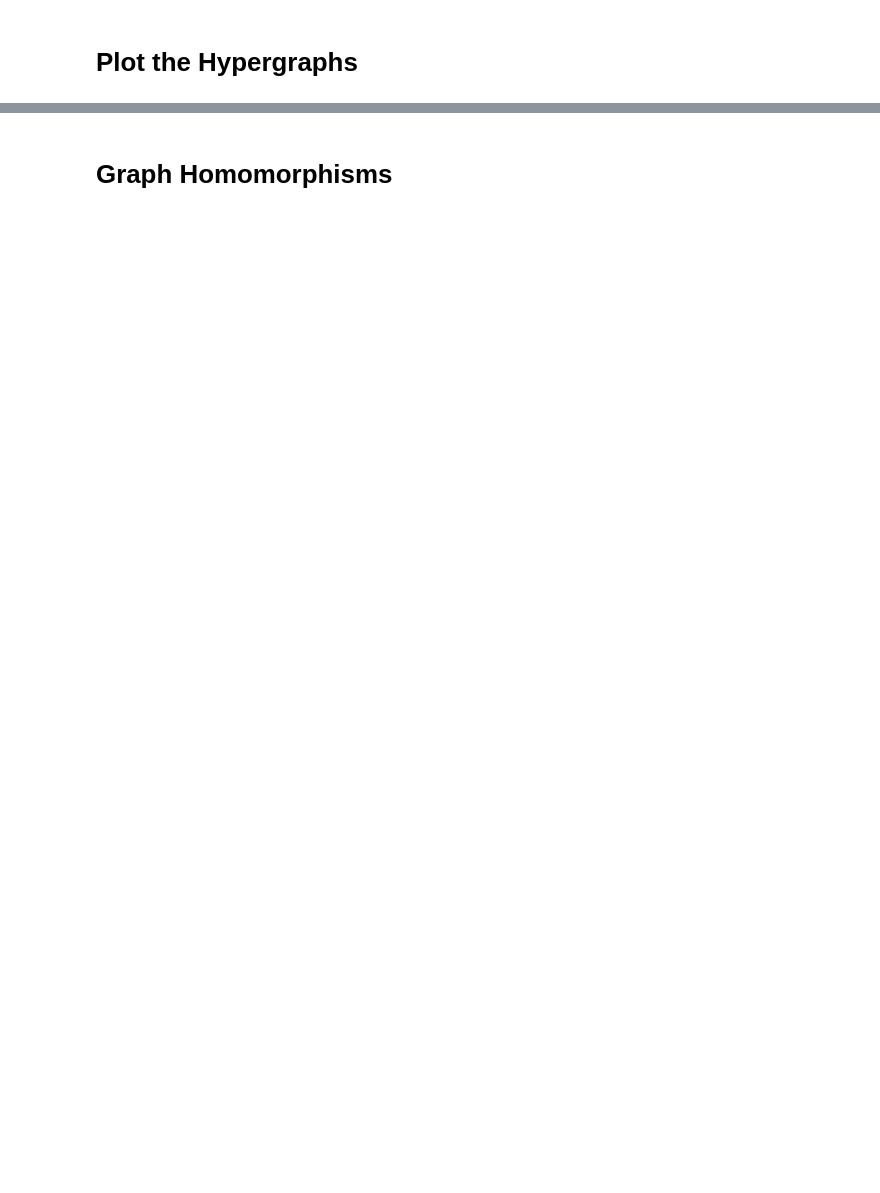
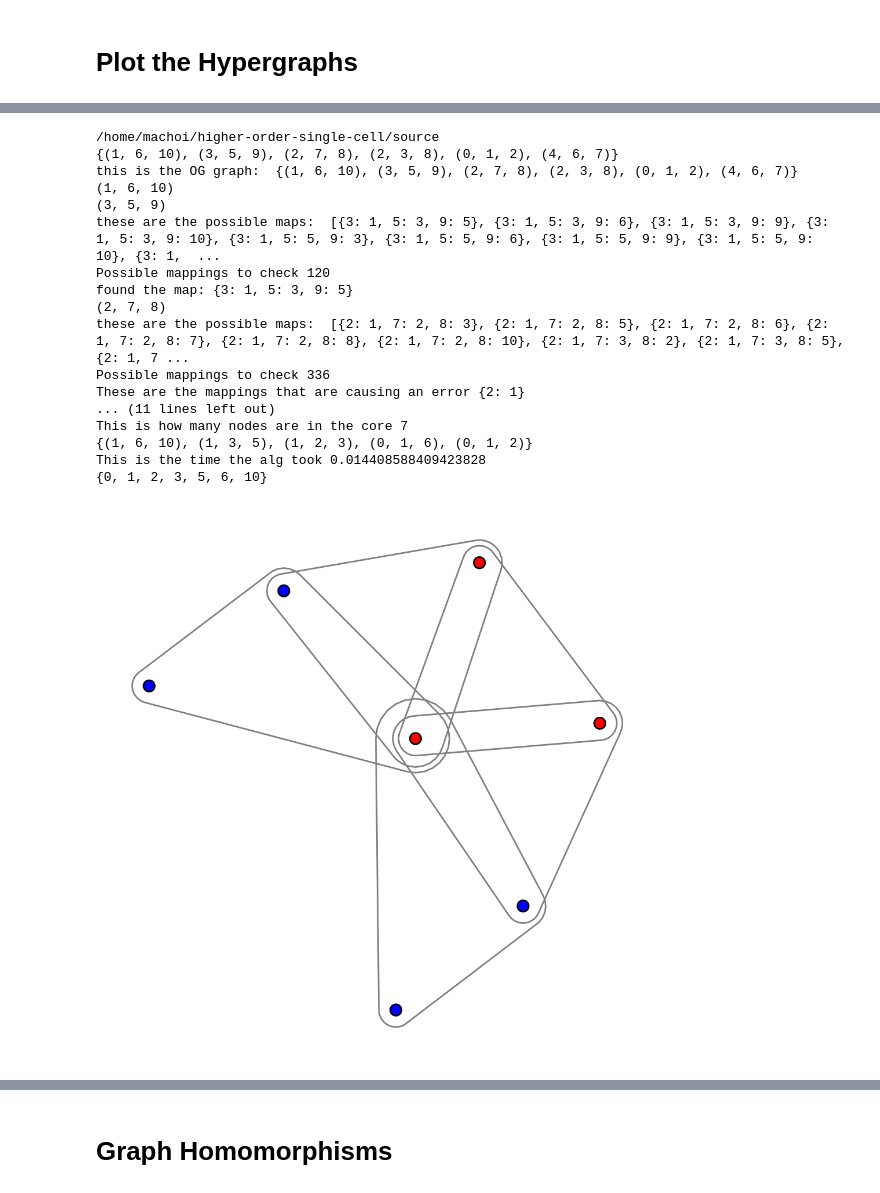
Before and after one commit to CooperStansbury/higher-order-single-cell, a Jupyter notebook: notebooks/core/marc-hypergraph-sim.ipynb, the cells around one changed output, grey strips where cells are left out. Cells and saved outputs as stored; diff of their text form; code cells hidden in the pictures; blank space fills up the shorter version.

```diff
--- a/notebooks/core/marc-hypergraph-sim.ipynb
+++ b/notebooks/core/marc-hypergraph-sim.ipynb
@@ -201,0 +213,43 @@ hnx.drawing.draw(hx,
+# %%
+reload(homoc)
+t = time.time()
+'''
+print(incidence_matrix)
+num_cols = incidence_matrix.shape[1]
+
+# Generate a random permutation of column indices
+random_col_indices = np.random.permutation(num_cols)
+
+# Reorder the columns using the random permutation
+incidence_matrix = incidence_matrix[:, random_col_indices]
+print(incidence_matrix)
+'''
+G = homoc.incidence_matrix_to_hyperedges(incidence_matrix)
+G2 = homoc.reduce_tuples(G)
+hx, meh = homoc.betterSolve(G2)
+elapsed = time.time()-t
+print(f'This is the time the alg took {elapsed}')
+print(meh)
+
+plt.rcParams['figure.dpi'] = 200
+plt.rcParams['figure.figsize'] = (6, 6)
+hnx.drawing.draw(hx, with_node_counts=False, with_edge_counts=False, with_edge_labels=False, with_node_labels=False, nodes_kwargs={'color': node_color, 'edgecolor': 'k'}, edges_kwargs={'edgecolors': 'grey'}, layout_kwargs={'seed': 39})
+# %% [output]
+/home/machoi/higher-order-single-cell/source
+{(1, 6, 10), (3, 5, 9), (2, 7, 8), (2, 3, 8), (0, 1, 2), (4, 6, 7)}
+this is the OG graph:  {(1, 6, 10), (3, 5, 9), (2, 7, 8), (2, 3, 8), (0, 1, 2), (4, 6, 7)}
+(1, 6, 10)
+(3, 5, 9)
+these are the possible maps:  [{3: 1, 5: 3, 9: 5}, {3: 1, 5: 3, 9: 6}, {3: 1, 5: 3, 9: 9}, {3: 1, 5: 3, 9: 10}, {3: 1, 5: 5, 9: 3}, {3: 1, 5: 5, 9: 6}, {3: 1, 5: 5, 9: 9}, {3: 1, 5: 5, 9: 10}, {3: 1,  ...
+Possible mappings to check 120
+found the map: {3: 1, 5: 3, 9: 5}
+(2, 7, 8)
+these are the possible maps:  [{2: 1, 7: 2, 8: 3}, {2: 1, 7: 2, 8: 5}, {2: 1, 7: 2, 8: 6}, {2: 1, 7: 2, 8: 7}, {2: 1, 7: 2, 8: 8}, {2: 1, 7: 2, 8: 10}, {2: 1, 7: 3, 8: 2}, {2: 1, 7: 3, 8: 5}, {2: 1, 7 ...
+Possible mappings to check 336
+These are the mappings that are causing an error {2: 1}
+... (11 lines left out)
+This is how many nodes are in the core 7
+{(1, 6, 10), (1, 3, 5), (1, 2, 3), (0, 1, 6), (0, 1, 2)}
+This is the time the alg took 0.014408588409423828
+{0, 1, 2, 3, 5, 6, 10}
+[figure, added]
```
Also changed, not shown: parts of 18 cells of this notebook, 3 other files.
